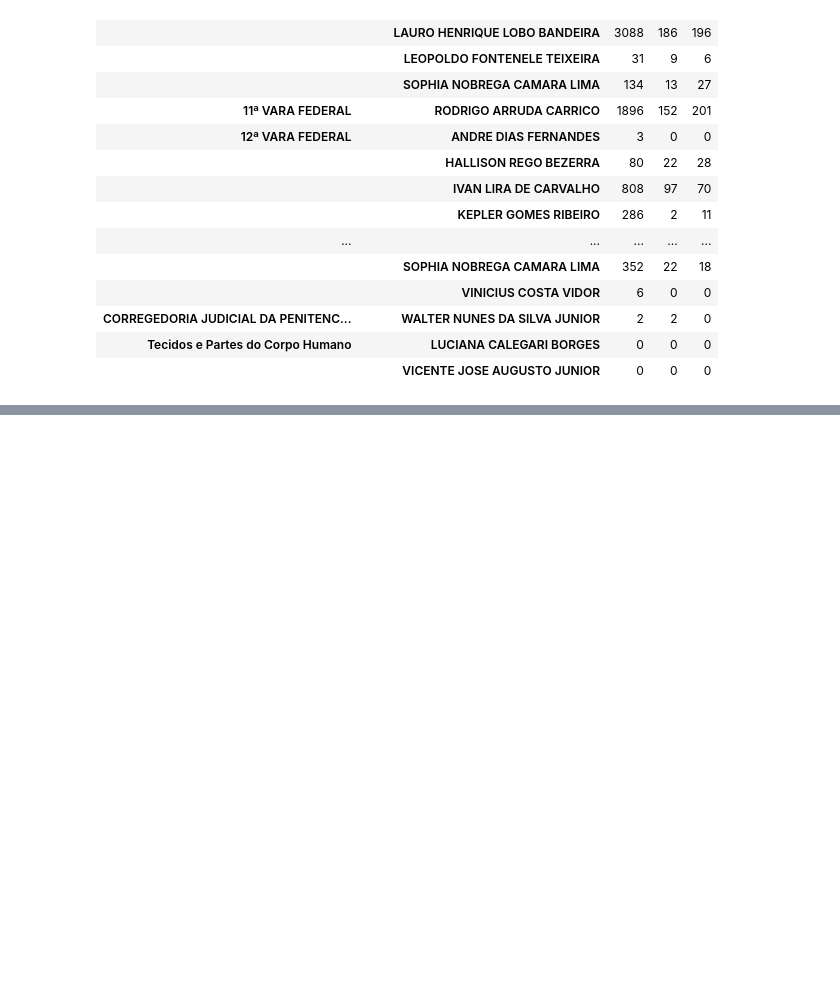
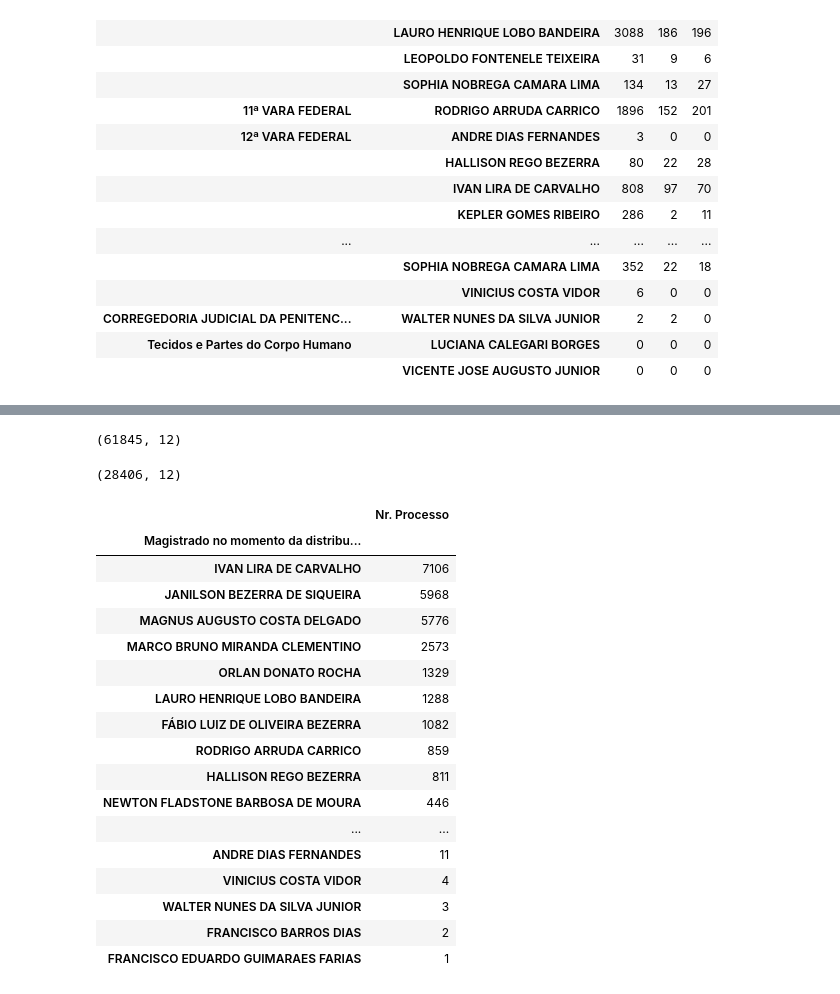
Before and after one commit to feemonteiro/Dados-JFRN, a Jupyter notebook: Análise metadados.ipynb, the cells around one changed output, grey strips where cells are left out. Drawn from its saved outputs; the diff is of its cells as text; code cells hidden in the pictures; blank space fills up the shorter version.

```diff
--- a/Análise metadados.ipynb
+++ b/Análise metadados.ipynb
@@ -264,0 +257,8 @@ df_metadados_clean.head()
+# %%
+df_metadados_clean.shape
+# %% [output]
+(61845, 12)
+# %%
+df_metadados_clean[df_metadados_clean['sentenca']!='Sem sentença'].shape
+# %% [output]
+(28406, 12)
@@ -264,0 +269,23 @@ df_metadados_clean.head()
+# %%
+resumo_magistrados = df_metadados_relevante.pivot_table(index=['Magistrado no momento da distribuição'], aggfunc='count'
+                                        , values='Nr. Processo', fill_value=0)
+resumo_magistrados.sort_values(by='Nr. Processo', ascending=False)
+# %% [output]
+|  | Nr. Processo |
+| Magistrado no momento da distribu... |  |
+| IVAN LIRA DE CARVALHO | 7106 |
+| JANILSON BEZERRA DE SIQUEIRA | 5968 |
+| MAGNUS AUGUSTO COSTA DELGADO | 5776 |
+| MARCO BRUNO MIRANDA CLEMENTINO | 2573 |
+| ORLAN DONATO ROCHA | 1329 |
+| LAURO HENRIQUE LOBO BANDEIRA | 1288 |
+| FÁBIO LUIZ DE OLIVEIRA BEZERRA | 1082 |
+| RODRIGO ARRUDA CARRICO | 859 |
+| HALLISON REGO BEZERRA | 811 |
+| NEWTON FLADSTONE BARBOSA DE MOURA | 446 |
+| ... | ... |
+| ANDRE DIAS FERNANDES | 11 |
+| VINICIUS COSTA VIDOR | 4 |
+| WALTER NUNES DA SILVA JUNIOR | 3 |
+| FRANCISCO BARROS DIAS | 2 |
+| FRANCISCO EDUARDO GUIMARAES FARIAS | 1 |
```
Also changed, not shown: parts of 12 cells of this notebook.
